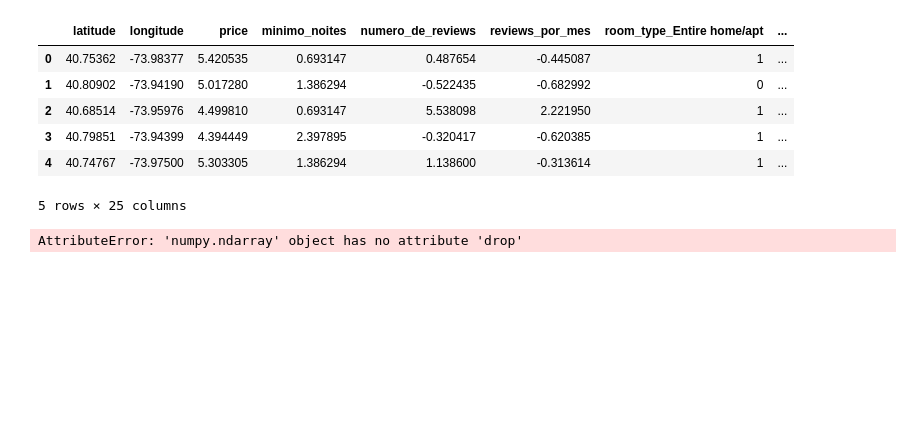
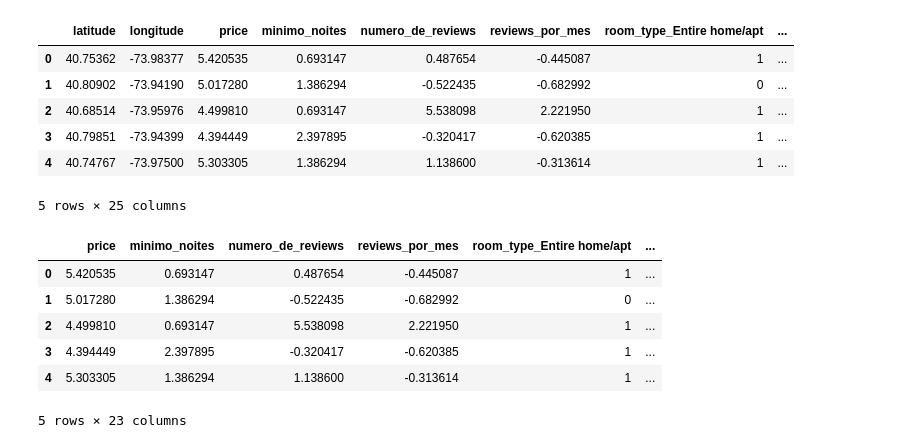
Before and after one commit to DaniloDC07/-Lighthouse-Desafio-Ci-ncia-de-Dados-2025, a Jupyter notebook: Desafio LIGHTHOUSE.ipynb, the cells around one changed output. Saved outputs shown, nothing was run; the diff lists cells and outputs as text; code cells hidden in the pictures; blank space fills up the shorter version.

```diff
--- a/Desafio LIGHTHOUSE.ipynb
+++ b/Desafio LIGHTHOUSE.ipynb
@@ -709,9 +709,16 @@ df_f.head(5)
 # %%
 from sklearn.cluster import KMeans
 
 # Usando clusterizando as localização (lat/lon)
 kmeans = KMeans(n_clusters=20, random_state=42)
-df_f['localizacao_cluster'] = kmeans.fit_predict(df_f[['latitude', 'longitude']]).drop(columns=['latitude', 'longitude'])
+df_f['localizacao_cluster'] = kmeans.fit_predict(df_f[['latitude', 'longitude']])
+df_f = df_f.drop(columns=['latitude', 'longitude'])
 df_f.head(5)
 # %% [output]
+|  | price | minimo_noites | numero_de_reviews | reviews_por_mes | room_type_Entire home/apt | ... |
+| 0 | 5.420535 | 0.693147 | 0.487654 | -0.445087 | 1 | ... |
+| 1 | 5.017280 | 1.386294 | -0.522435 | -0.682992 | 0 | ... |
+| 2 | 4.499810 | 0.693147 | 5.538098 | 2.221950 | 1 | ... |
+| 3 | 4.394449 | 2.397895 | -0.320417 | -0.620385 | 1 | ... |
+| 4 | 5.303305 | 1.386294 | 1.138600 | -0.313614 | 1 | ... |
-AttributeError: 'numpy.ndarray' object has no attribute 'drop'
+5 rows × 23 columns
```
